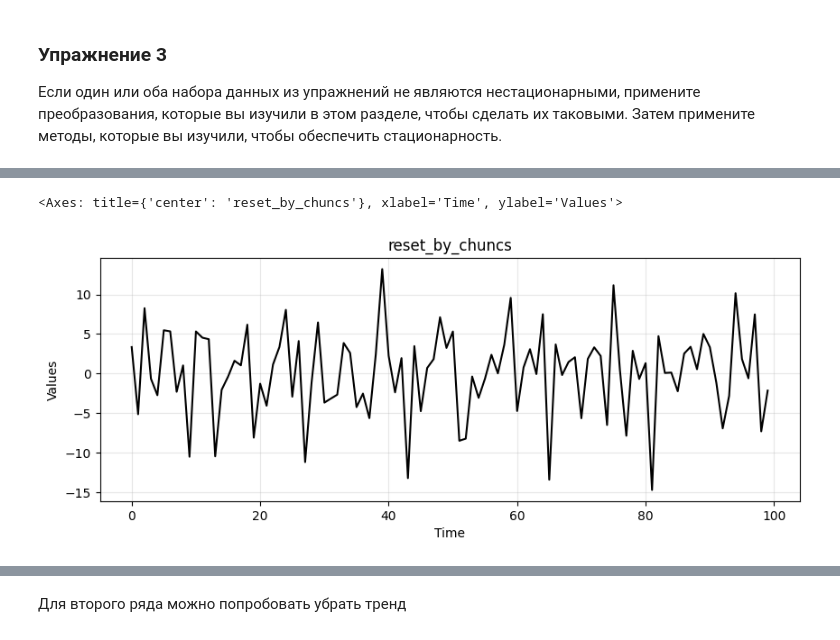
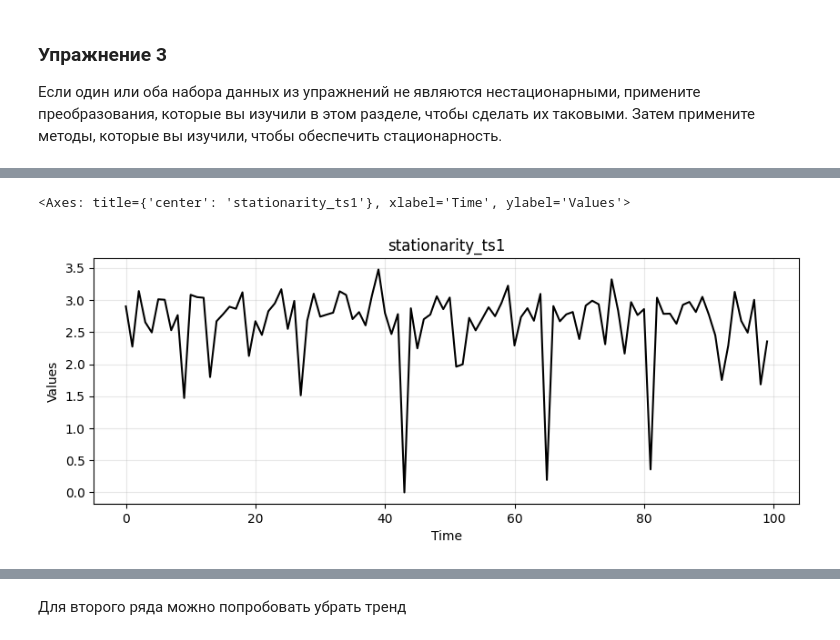
Before and after one commit to altUSER/ts2, a Jupyter notebook: 2 stationarity.ipynb, the cells around one changed output, grey strips where cells are left out. Cells and saved outputs as stored; diff of their text form; code cells hidden in the pictures.

```diff
--- a/2 stationarity.ipynb
+++ b/2 stationarity.ipynb
@@ -909,5 +909,5 @@ stationarity_ts2 = np.load(BytesIO(resp2.content))
 1. Постройте два временных ряда с помощью графика последовательности запусков.
 4. На основе графика обсудите, является ли каждый временной ряд стационарным или нет.
 # %%
-run_sequence_plot(range(len(stationarity_ts1)), stationarity_ts1, 'nonStat')
+run_sequence_plot(range(len(stationarity_ts1)), stationarity_ts1, 'stationarity_ts1')
 # %% [output]
@@ -1028,0 +1015,2 @@ seas_decomp_plots(stationarity_ts1, seasonal_decompose(x=stationarity_ts1, model
+# %%
+run_sequence_plot(range(len(stationarity_ts1)), stationarity_ts1, 'stationarity_ts1')
@@ -1064,5 +1023,7 @@ chunk    |    mean    |    variance
+# %%
+stationarity_ts1_disp_notm = np.log(stationarity_ts1 - stationarity_ts1.min() + 1.0)
 # %%
-run_sequence_plot(range(len(stationarity_ts1_chunks_norm)), stationarity_ts1_chunks_norm, 'reset_by_chuncs')
+run_sequence_plot(range(len(stationarity_ts1_disp_notm)), stationarity_ts1_disp_notm, 'stationarity_ts1')
 # %% [output]
-<Axes: title={'center': 'reset_by_chuncs'}, xlabel='Time', ylabel='Values'>
+<Axes: title={'center': 'stationarity_ts1'}, xlabel='Time', ylabel='Values'>
-[figure, old version]
+[figure, new version]
```
Also changed, not shown: parts of 41 cells of this notebook, 1 other file.
